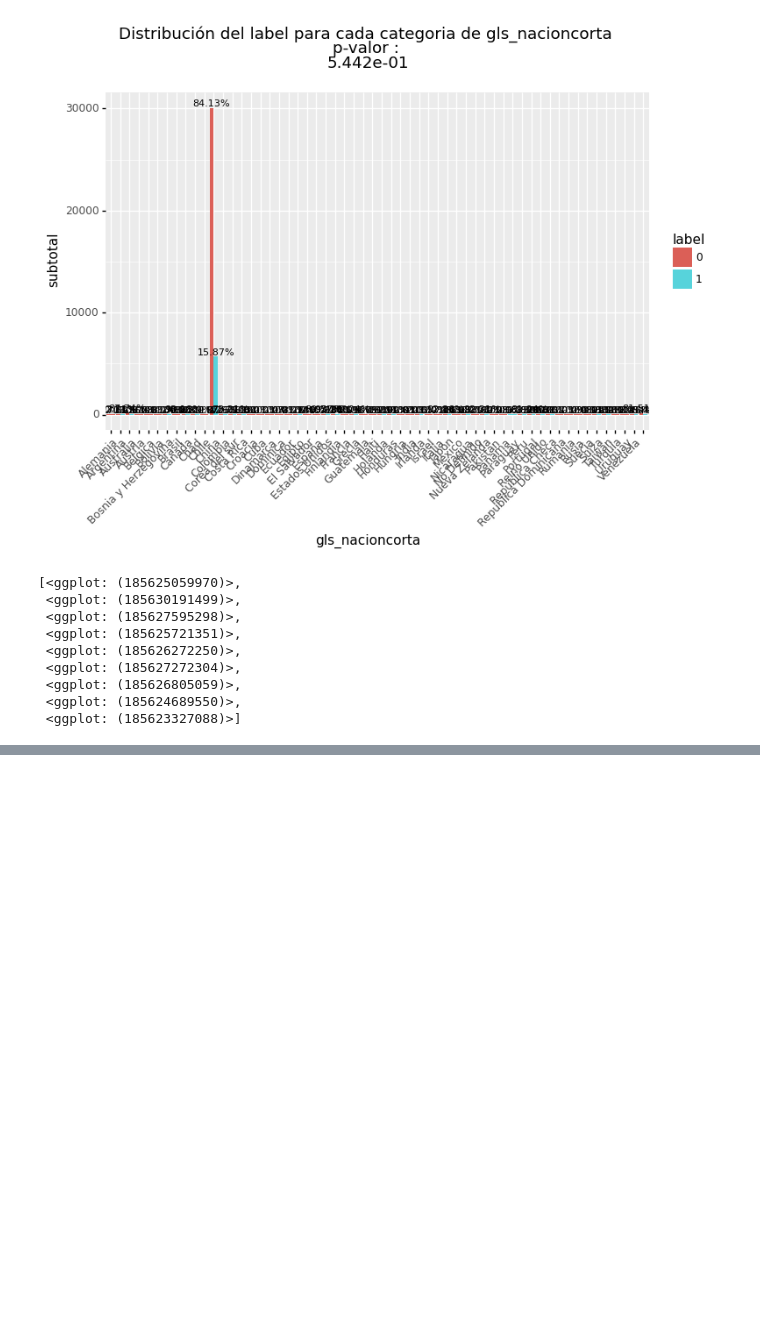
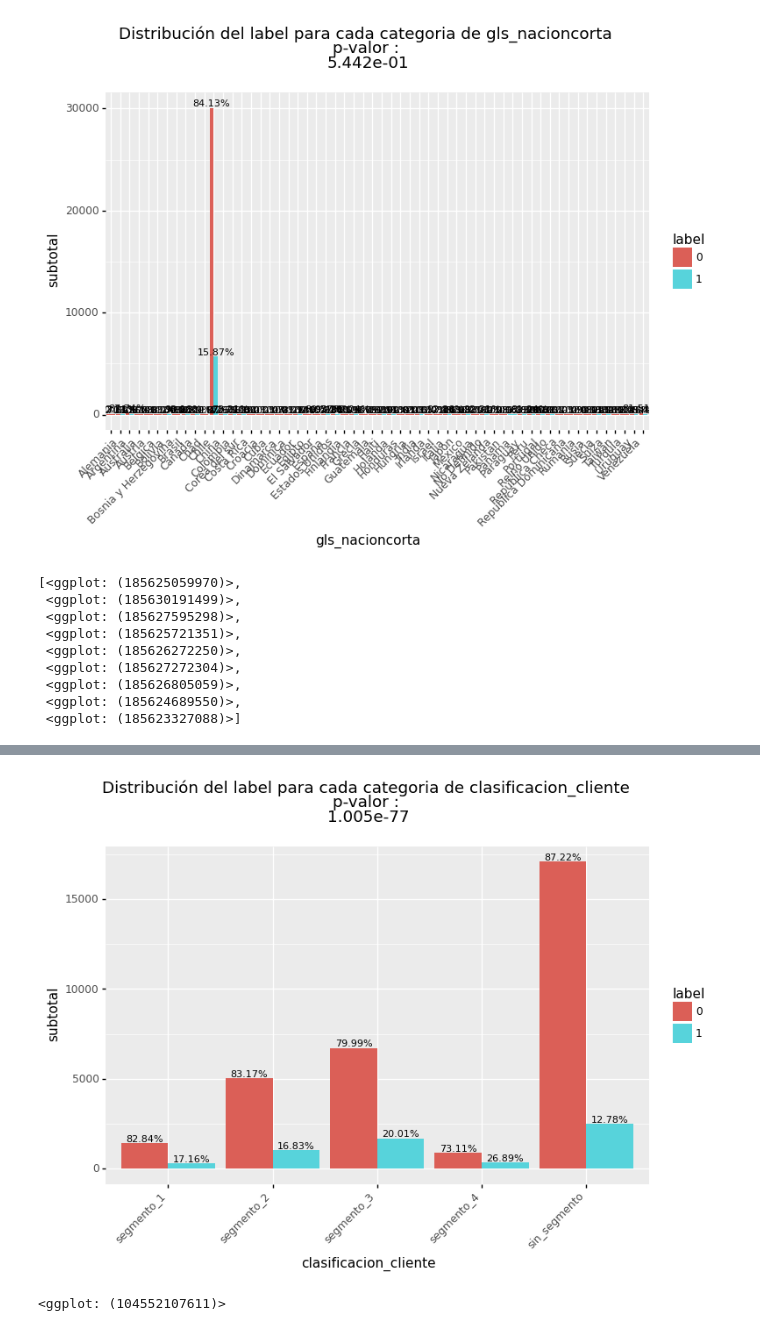
Before and after one commit to rolftb/fuga-clientes-insitucion-finaciera, a Jupyter notebook: Desarrollo.ipynb, the cells around one changed output, grey strips where cells are left out. Cells and saved outputs as stored; diff of their text form; code cells hidden in the pictures; blank space fills up the shorter version.

```diff
--- a/Desarrollo.ipynb
+++ b/Desarrollo.ipynb
@@ -778,0 +800,11 @@ save_as_pdf_pages(
+# %%
+# Sólo clientes con información demografica
+df_estatico = pd.merge(
+    df_estatico,
+    cuenta_banco[['id']+columnas_estaticas['cuenta_banco']],
+    how='left',
+    on='id',
+    )
+df_estatico.clasificacion_cliente=df_estatico.clasificacion_cliente.fillna("sin_segmento")
+print(df_estatico.shape)
+df_estatico.head()
@@ -778,0 +819,8 @@ save_as_pdf_pages(
+# %%
+col_x = columnas_estaticas['aportes_rescates_12m'] + columnas_estaticas['cuenta_banco']
+y_col = "label"
+df_chi=exp_lib.dataframe_chi_sqr(df_estatico,
+                          col_x,
+                          y_col
+                          ).reset_index().drop(columns=["index"])
+df_chi
@@ -778,0 +833,22 @@ save_as_pdf_pages(
+# %%
+s = columnas_estaticas['cuenta_banco'][0]
+graficos_estaticos_cuenta_banco=graph_sub_total_proc_label(
+                df_estatico,
+                g_x_label = s ,
+                # g_x_label = "label" , # Etiqueta en eje x
+                g_fill_label = "label",
+                # g_fill_label = s,  # Etiqueta en eje x
+                index_id_col = 'id',
+                append_title =
+                            (f"""
+p-valor :
+{df_chi.loc[df_chi.columna== s , 'p-valor'].to_list()[0]:.3e}
+                            """),
+                g_y_label = 'subtotal',
+                g_point_label = 'porcentaje en %',
+                fortmat_g_point_label = '{}%'
+)[1]
+graficos_estaticos_cuenta_banco
+# %% [output]
+[figure, added]
+<ggplot: (104552107611)>
```
Also changed, not shown: parts of 26 cells of this notebook.
